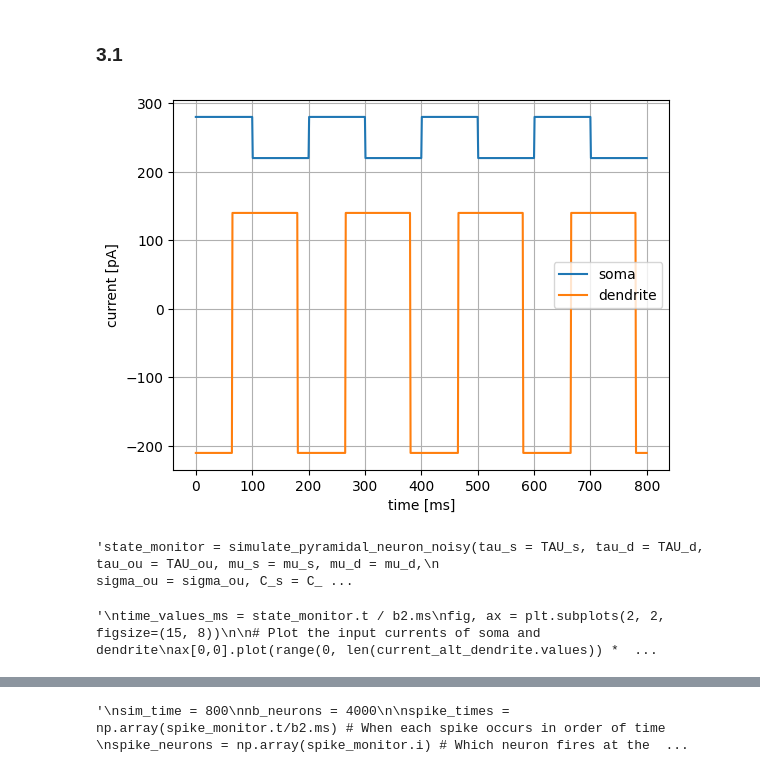
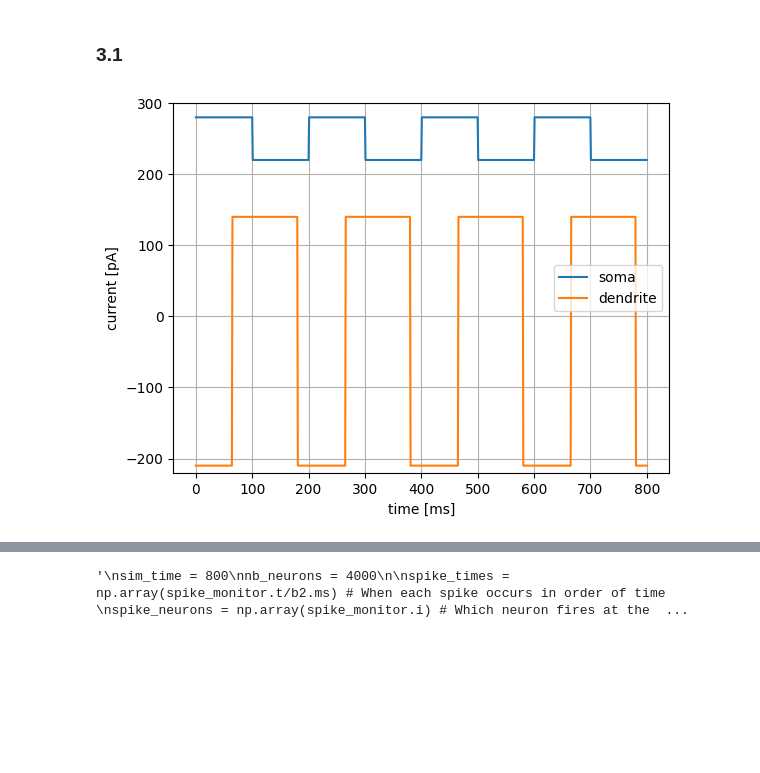
Before and after one commit to lniederhauser/neuronal_dynamics_miniproject, a Jupyter notebook: main.ipynb, the cells around one changed output, grey strips where cells are left out. Cells and saved outputs as stored; diff of their text form; code cells hidden in the pictures; blank space fills up the shorter version.

```diff
--- a/main.ipynb
+++ b/main.ipynb
@@ -295,58 +288,9 @@ sigma_ou = 450 * b2.pA
 current_alt_dendrite = get_alternating_current(t_start=0, t_end=800, unit_time=b2.ms, low_current=-210*b2.pA, high_current=140*b2.pA, t_down=85, t_up=115, phase_lag=65)
 current_alt_soma = get_alternating_current(t_start=0, t_end=800, unit_time=b2.ms, high_current=280*b2.pA, low_current=220*b2.pA, t_down=100, t_up=100)
 # %%
-plot_alternating_currents(current1=current_alt_soma, current2=current_alt_dendrite, label1="soma", label2="dendrite")
+plot_alternating_currents(current1=current_alt_soma, current2=current_alt_dendrite, label1="soma", label2="dendrite", savefig=False)
 # %% [output]
-[figure, old version]
+[figure, new version]
-# %%
-# testing simulation with alternating currents
-'''state_monitor = simulate_pyramidal_neuron_noisy(tau_s = TAU_s, tau_d = TAU_d, tau_ou = TAU_ou, mu_s = mu_s, mu_d = mu_d,
-                                                sigma_ou = sigma_ou, C_s = C_s, C_d = C_d, v_rest = E_L, b= b_w_s, v_spike = E_th, tau_w_s = TAU_w_s, tau_w_d = TAU_w_d, I_s_ext = current_alt_soma, I_d_ext = current_alt_dendrite, a = a_w_d, E_d = E_d, D_d = D_d, g_d = g_d, g_s = g_s, c_d = c_d,T_refractory = T_ref, nb_neurons = 1, simulation_time=800*b2.ms)
-
-plot_noise_and_noisy_currents(state_monitor, title="Noise Plotting", savefig=False)'''
-# %% [output]
-'state_monitor = simulate_pyramidal_neuron_noisy(tau_s = TAU_s, tau_d = TAU_d, tau_ou = TAU_ou, mu_s = mu_s, mu_d = mu_d,\n                                                sigma_ou = sigma_ou, C_s = C_ ...
-# %%
-## C'est un peu deg je sais mais c'était juste pour tester si ça marchait ou pas, si on a besoin de ce genre de plot plus tard je ferai une fct
-'''
-time_values_ms = state_monitor.t / b2.ms
-fig, ax = plt.subplots(2, 2, figsize=(15, 8))
-
-# Plot the input currents of soma and dendrite
-ax[0,0].plot(range(0, len(current_alt_dendrite.values)) * b2.ms * 1000, current_alt_dendrite.values / b2.pA, label="dendrite")
-ax[0,0].plot(range(0, len(current_alt_soma.values)) * b2.ms * 1000, current_alt_soma.values / b2.pA, label="soma")
-ax[0, 0].set_ylabel("Input current [pA]", fontsize=12)
-ax[0, 0].set_xlabel("t [ms]", fontsize=12)
-ax[0, 0].legend()
-ax[0, 0].grid()
-
-# Plot the kernel K
-ax[0, 1].plot(time_values_ms, state_monitor[0].K, c="r", lw=2)
-ax[0, 1].set_xlabel("t [ms]", fontsize=12)
-ax[0, 1].set_ylabel("Kernel (unitless)", fontsize=12)
-ax[0, 1].grid()
-
-# Plot the Soma voltage v_s
-ax[1, 0].plot(time_values_ms, state_monitor[0].v_s / b2.mV, lw=2, label="soma")
-# Plot the dendrite voltage v_d
-ax[1, 0].plot(time_values_ms, state_monitor[0].v_d / b2.mV, lw=2, label="dendrite")
-ax[1, 0].set_ylabel("Membrane Voltage [mV]", fontsize=12)
-ax[1, 0].set_xlabel("t [ms]", fontsize=12)
-ax[1, 0].legend()
-ax[1, 0].grid()
-
-# Plot the Soma adaptive term w_s
-ax[1, 1].plot(time_values_ms, state_monitor[0].w_s /b2.nA, lw=2, label="soma")
-# Plot the dendrite adaptive term w_d
-ax[1, 1].plot(time_values_ms, state_monitor[0].w_d /b2.nA, lw=2, label="dendrite")
-ax[1, 1].set_ylabel("Adaption Variable [nA]", fontsize=12)
-ax[1, 1].set_xlabel("t [ms]", fontsize=12)
-ax[1, 1].legend()
-ax[1, 1].grid()
-
-fig.tight_layout()'''
-# %% [output]
-'\ntime_values_ms = state_monitor.t / b2.ms\nfig, ax = plt.subplots(2, 2, figsize=(15, 8))\n\n# Plot the input currents of soma and dendrite\nax[0,0].plot(range(0, len(current_alt_dendrite.values)) *  ...
 # %%
 state_monitor, spike_monitor = simulate_pyramidal_neuron_noisy(tau_s = TAU_s, tau_d = TAU_d, tau_ou = TAU_ou, mu_s = mu_s, mu_d = mu_d,
                                                 sigma_ou = sigma_ou, C_s = C_s, C_d = C_d, v_rest = E_L, b= b_w_s, v_spike = E_th, tau_w_s = TAU_w_s, tau_w_d = TAU_w_d, I_s_ext = current_alt_soma, I_d_ext = current_alt_dendrite, a = a_w_d, E_d = E_d, D_d = D_d, g_d = g_d, g_s = g_s, c_d = c_d,T_refractory = T_ref, nb_neurons = 4000, simulation_time=800*b2.ms)
```
Also changed, not shown: parts of 10 cells of this notebook, 2 other files.
